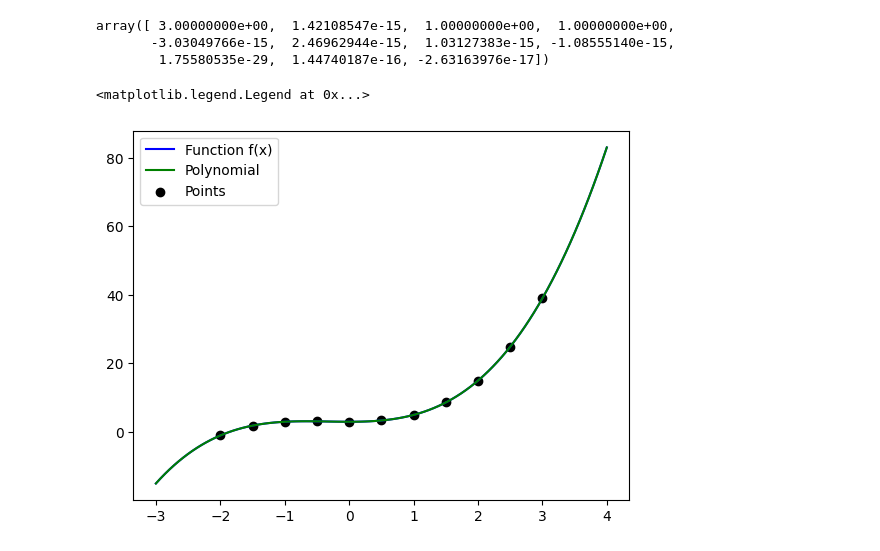
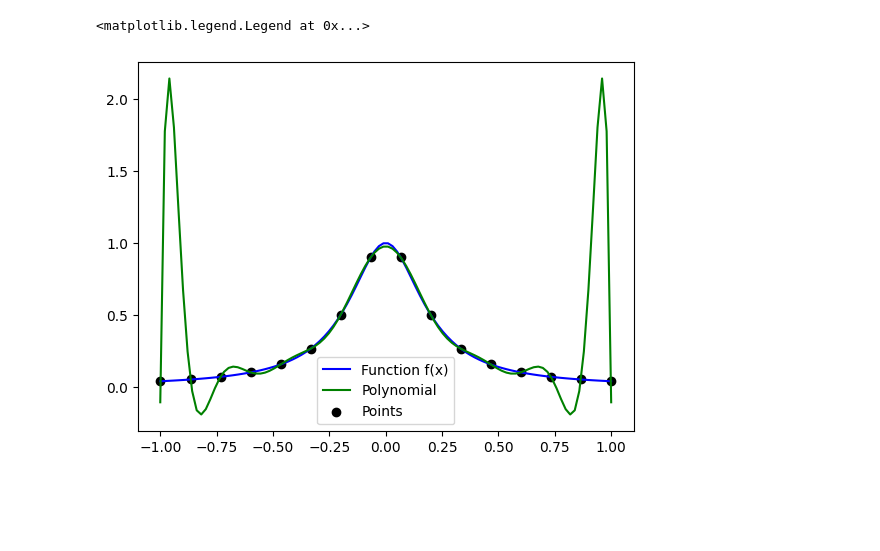
Before and after one commit to wai-lin/m8_math_foundataion_of_cs, a Jupyter notebook: src/10-polynomial.ipynb, the cells around one changed output. Cells and saved outputs as stored; diff of their text form; code cells hidden in the pictures; blank space fills up the shorter version.

```diff
--- a/src/10-polynomial.ipynb
+++ b/src/10-polynomial.ipynb
@@ -3,12 +3,14 @@ import math
 import numpy as np
 import matplotlib.pyplot as plt
 # %%
+# def f(x):
+#     return x**2 + 3 / 1 + x**3
+
 def f(x):
-    return x**2 + 3 / 1 + x**3
+    return 1 / (1 + 25 * x**2)
 
-
-a, b = (-2, 3)
-n = 10
+a, b = (-1, 1)
+n = 15
 x_points = np.linspace(a, b, n+1)
 y_points = f(x_points)
 print("x points:", x_points)
@@ -26,20 +50,13 @@ for i in range(n + 1):
-# %%
-c = np.linalg.solve(V, y_points)
-c
-# %% [output]
-array([ 3.00000000e+00,  1.42108547e-15,  1.00000000e+00,  1.00000000e+00,
-       -3.03049766e-15,  2.46962944e-15,  1.03127383e-15, -1.08555140e-15,
-        1.75580535e-29,  1.44740187e-16, -2.63163976e-17])
 # %%
-x_plot = np.linspace(a-1, b+1, 100)
+x_plot = np.linspace(a-0.001, b+0.001, 100)
 y_func = f(x_plot)
 y_plot = sum(c[i] * x_plot**i for i in range(len(c)))
 
 fig, ax = plt.subplots()
 ax.plot(x_plot, y_func, color='blue', label='Function f(x)')
 ax.plot(x_plot, y_plot, color='green', label='Polynomial')
 ax.scatter(x_points, y_points, color='black', label='Points')
 ax.legend()
 # %% [output]
 <matplotlib.legend.Legend at 0x...>
-[figure, old version]
+[figure, new version]
```
Also changed, not shown: parts of 2 cells of this notebook.
